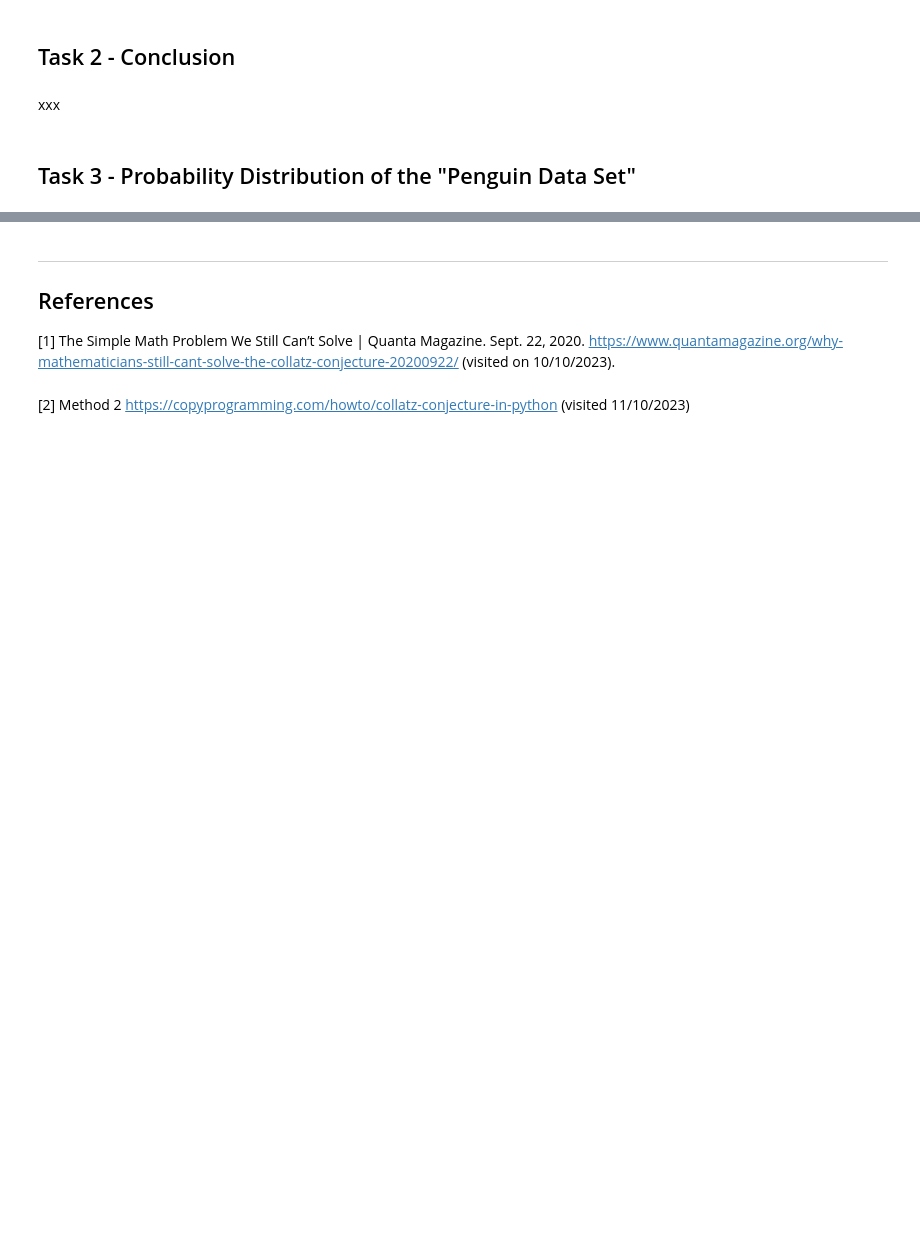
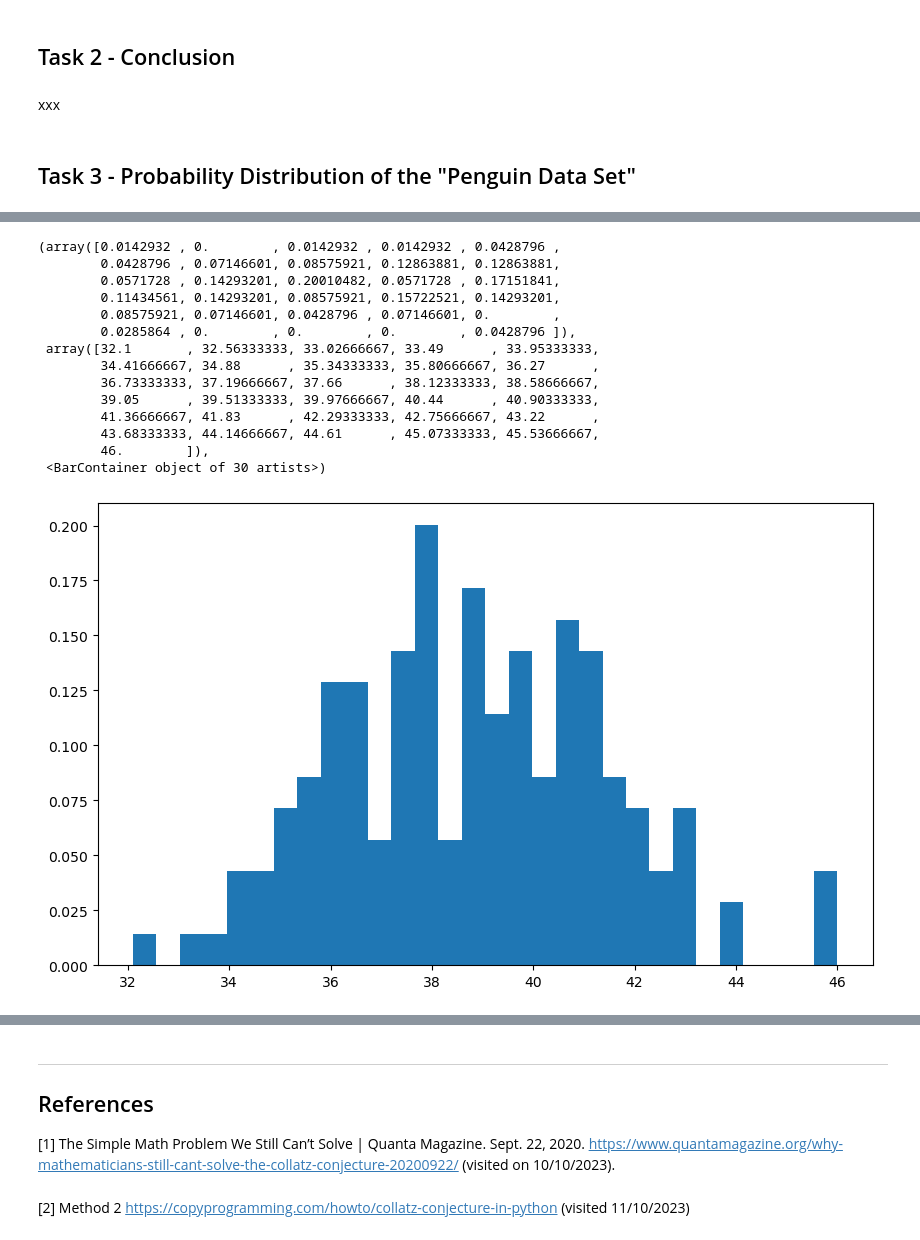
Before and after one commit to emma2d/Fundamentals_of_DA, a Jupyter notebook: tasks.ipynb, the cells around one changed output, grey strips where cells are left out. Cells and saved outputs as stored; diff of their text form; code cells hidden in the pictures; blank space fills up the shorter version.

```diff
--- a/tasks.ipynb
+++ b/tasks.ipynb
@@ -196,9 +249,3 @@ As per the Real Python website according to the *pandas Cookbook* , the object d
 xxx
 # %% [markdown]
 ## Task 3 - Probability Distribution of the "Penguin Data Set"
-# %%
-# Define each of the species as it's own variable.
-
-Adelie = penguin_data[penguin_data['species'] == "Adelie"]
-Chinstrap = penguin_data[penguin_data['species'] == "Chinstrap"]
-Gentoo  = penguin_data[penguin_data['species'] == "Gentoo "]
@@ -220,0 +324,22 @@ For each of the variables in the penguins data set, suggest what probability dis
+# %%
+# Create an empty plot.
+fig, ax = plt.subplots(figsize=(10, 6))
+
+# Plot a histogram.
+ax.hist(x=Adelie['bill_length_mm'], bins=30, density=True)
+# %% [output]
+(array([0.0142932 , 0.        , 0.0142932 , 0.0142932 , 0.0428796 ,
+        0.0428796 , 0.07146601, 0.08575921, 0.12863881, 0.12863881,
+        0.0571728 , 0.14293201, 0.20010482, 0.0571728 , 0.17151841,
+        0.11434561, 0.14293201, 0.08575921, 0.15722521, 0.14293201,
+        0.08575921, 0.07146601, 0.0428796 , 0.07146601, 0.        ,
+        0.0285864 , 0.        , 0.        , 0.        , 0.0428796 ]),
+ array([32.1       , 32.56333333, 33.02666667, 33.49      , 33.95333333,
+        34.41666667, 34.88      , 35.34333333, 35.80666667, 36.27      ,
+        36.73333333, 37.19666667, 37.66      , 38.12333333, 38.58666667,
+        39.05      , 39.51333333, 39.97666667, 40.44      , 40.90333333,
+        41.36666667, 41.83      , 42.29333333, 42.75666667, 43.22      ,
+        43.68333333, 44.14666667, 44.61      , 45.07333333, 45.53666667,
+        46.        ]),
+ <BarContainer object of 30 artists>)
+[figure, added]
```
Also changed, not shown: parts of 34 cells of this notebook.
